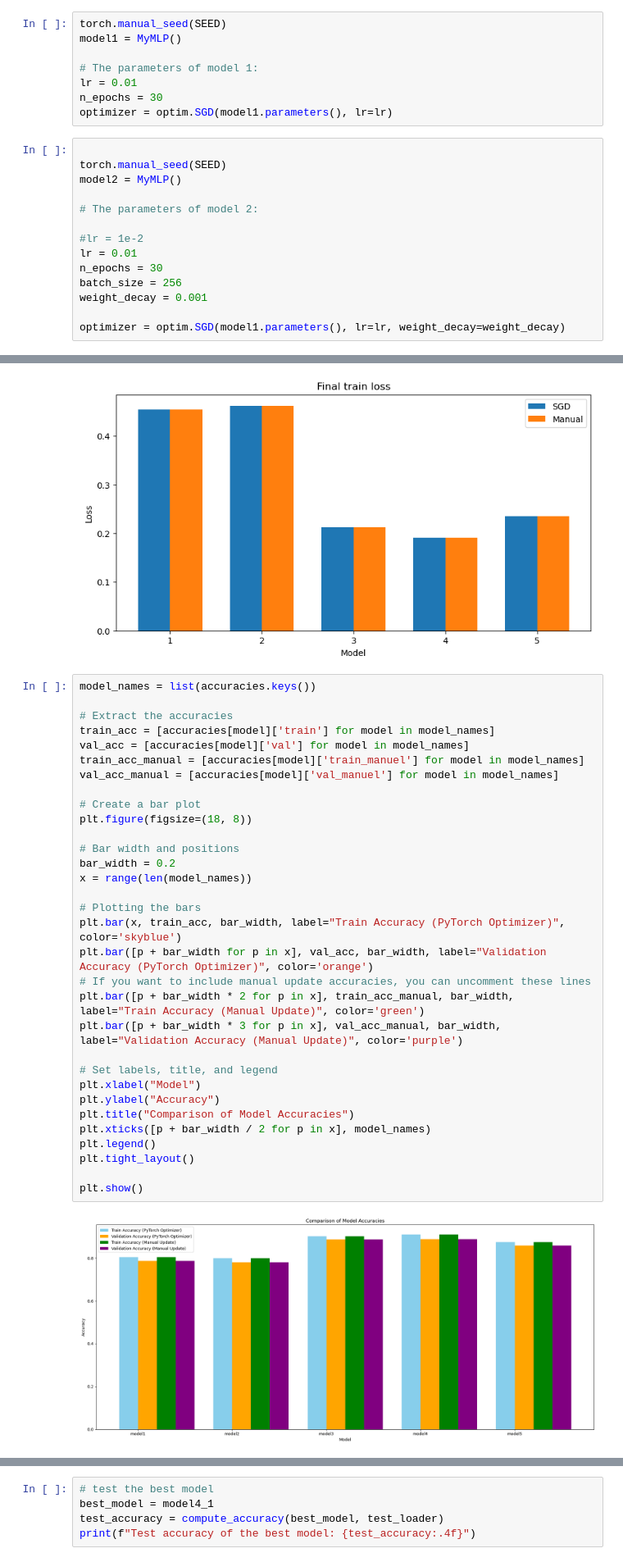
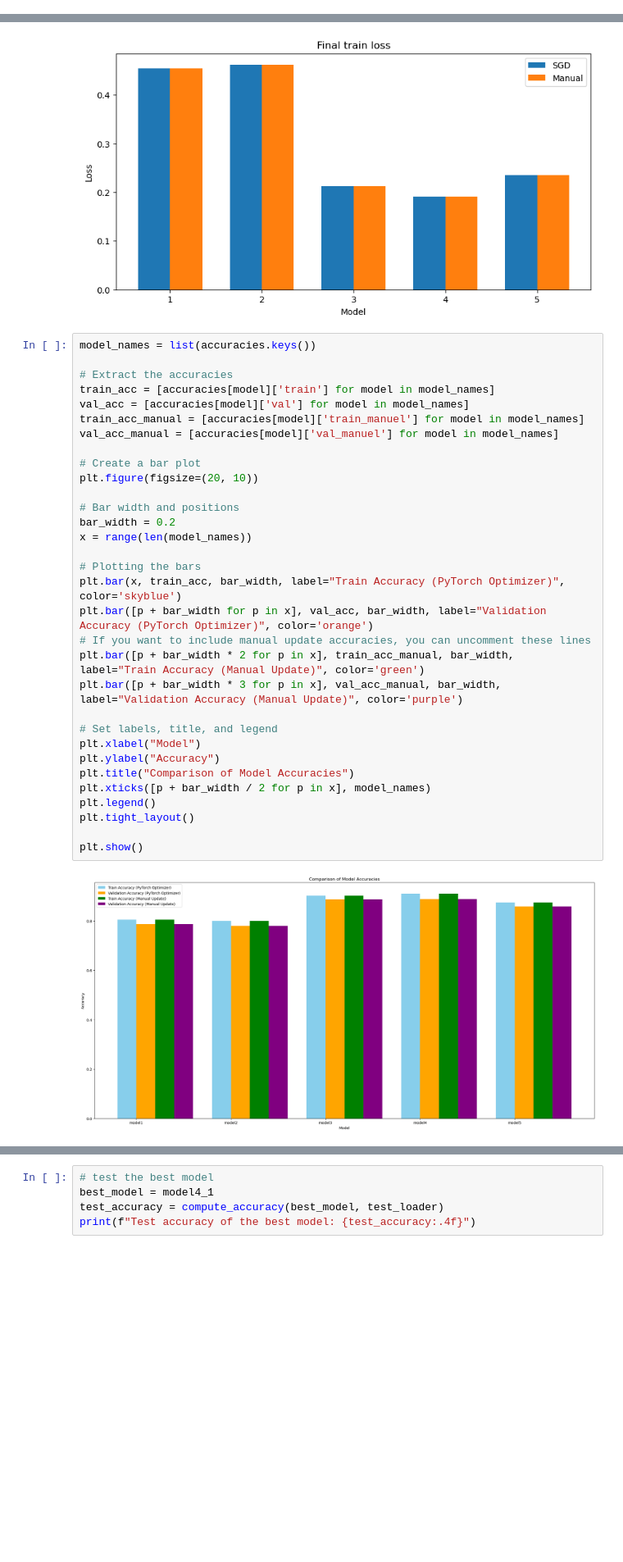
Before and after one commit to FieBergli/Deeplearning_project1, a Jupyter notebook: gradient_descent.ipynb, the cells around one changed output, grey strips where cells are left out. Shown at 82% size. Saved outputs shown, nothing was run; the diff lists cells and outputs as text; blank space fills up the shorter version.

```diff
--- a/gradient_descent.ipynb
+++ b/gradient_descent.ipynb
@@ -207,28 +202,6 @@ val_loader = DataLoader(cifar_val, batch_size=batch_size, shuffle=False, num_wor
 test_loader = DataLoader(cifar_test, batch_size=batch_size, shuffle=False, num_workers=0)
 
 loss_fn = nn.CrossEntropyLoss()
-# %%
-torch.manual_seed(SEED)
-model1 = MyMLP()
-
-# The parameters of model 1:
-lr = 0.01
-n_epochs = 30
-optimizer = optim.SGD(model1.parameters(), lr=lr)
-# %%
-
-torch.manual_seed(SEED)
-model2 = MyMLP()
-
-# The parameters of model 2:
-
-#lr = 1e-2
-lr = 0.01
-n_epochs = 30
-batch_size = 256
-weight_decay = 0.001
-
-optimizer = optim.SGD(model1.parameters(), lr=lr, weight_decay=weight_decay)
 # %%
 def train_and_validate(model, model_manuel, train_loader, val_loader, n_epochs=30, loss_fn=loss_fn, lr=0.01, weight_decay=0, momentum_coeff=0.):
     optimizer = optim.SGD(model.parameters(), lr=lr, weight_decay=weight_decay, momentum=momentum_coeff)
@@ -448,35 +419,35 @@ model_names = list(accuracies.keys())
 
 # Extract the accuracies
 train_acc = [accuracies[model]['train'] for model in model_names]
 val_acc = [accuracies[model]['val'] for model in model_names]
 train_acc_manual = [accuracies[model]['train_manuel'] for model in model_names]
 val_acc_manual = [accuracies[model]['val_manuel'] for model in model_names]
 
 # Create a bar plot
-plt.figure(figsize=(18, 8))
+plt.figure(figsize=(20, 10))
 
 # Bar width and positions
 bar_width = 0.2
 x = range(len(model_names))
 
 # Plotting the bars
 plt.bar(x, train_acc, bar_width, label="Train Accuracy (PyTorch Optimizer)", color='skyblue')
 plt.bar([p + bar_width for p in x], val_acc, bar_width, label="Validation Accuracy (PyTorch Optimizer)", color='orange')
 # If you want to include manual update accuracies, you can uncomment these lines
 plt.bar([p + bar_width * 2 for p in x], train_acc_manual, bar_width, label="Train Accuracy (Manual Update)", color='green')
 plt.bar([p + bar_width * 3 for p in x], val_acc_manual, bar_width, label="Validation Accuracy (Manual Update)", color='purple')
 
 # Set labels, title, and legend
 plt.xlabel("Model")
 plt.ylabel("Accuracy")
 plt.title("Comparison of Model Accuracies")
 plt.xticks([p + bar_width / 2 for p in x], model_names)
 plt.legend()
 plt.tight_layout()
 
 plt.show()
 # %% [output]
-[figure, old version]
+[figure, new version]
 # %%
 model_names = list(accuracies.keys())
 
```
Also changed, not shown: parts of 5 cells of this notebook.
